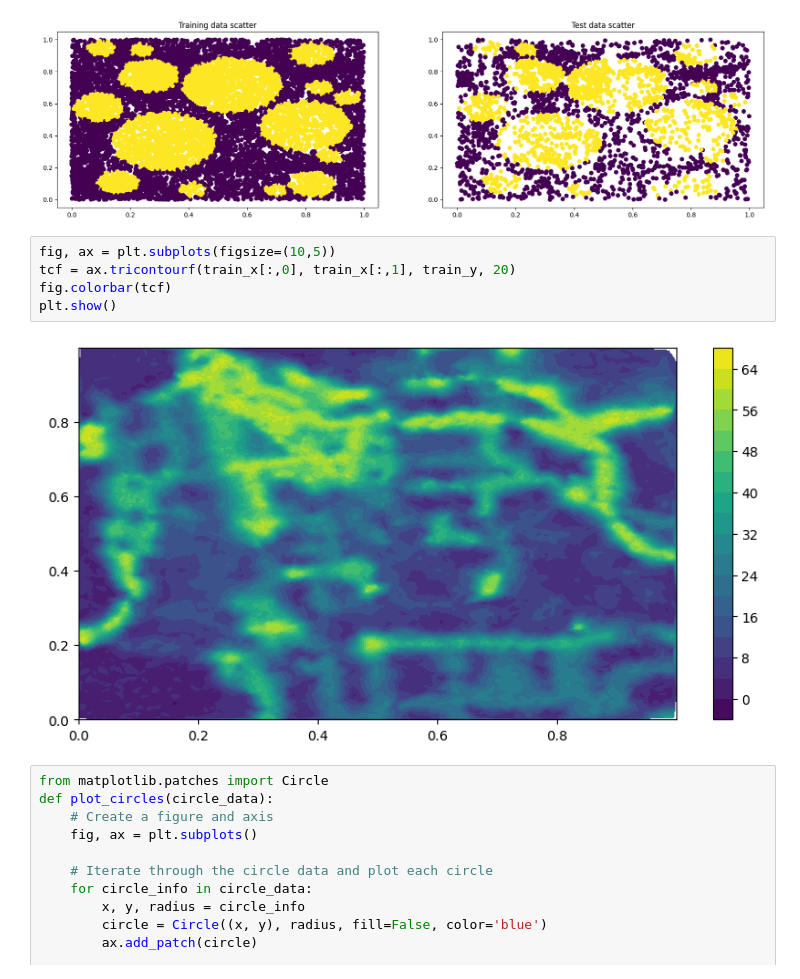
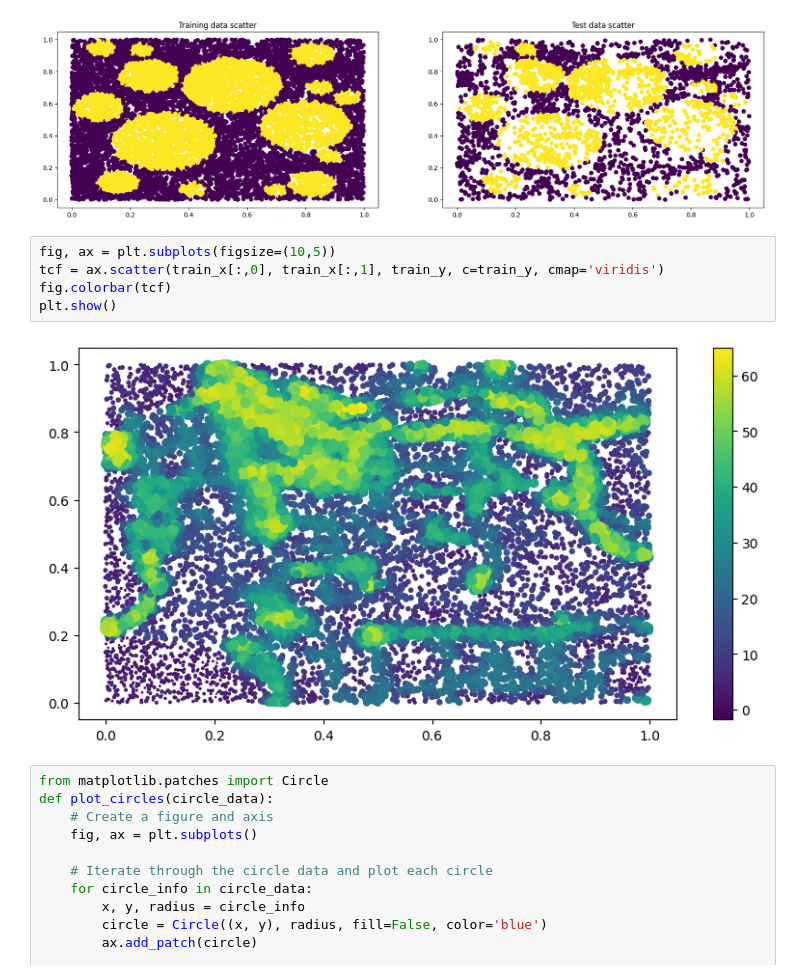
Before and after one commit to Nicolscore99/PAI, a Jupyter notebook: task1_handout_d3d63876/model_selection.ipynb, the cells around one changed output. Cells and saved outputs as stored; diff of their text form.

```diff
--- a/task1_handout_d3d63876/model_selection.ipynb
+++ b/task1_handout_d3d63876/model_selection.ipynb
@@ -37,11 +37,11 @@ plt.show()
 [figure]
 # %%
 fig, ax = plt.subplots(figsize=(10,5))
-tcf = ax.tricontourf(train_x[:,0], train_x[:,1], train_y, 20)
+tcf = ax.scatter(train_x[:,0], train_x[:,1], train_y, c=train_y, cmap='viridis')
 fig.colorbar(tcf)
 plt.show()
 # %% [output]
-[figure, old version]
+[figure, new version]
 # %%
 from matplotlib.patches import Circle
 def plot_circles(circle_data):
```
Also changed, not shown: parts of 3 cells of this notebook, 1 other file.
